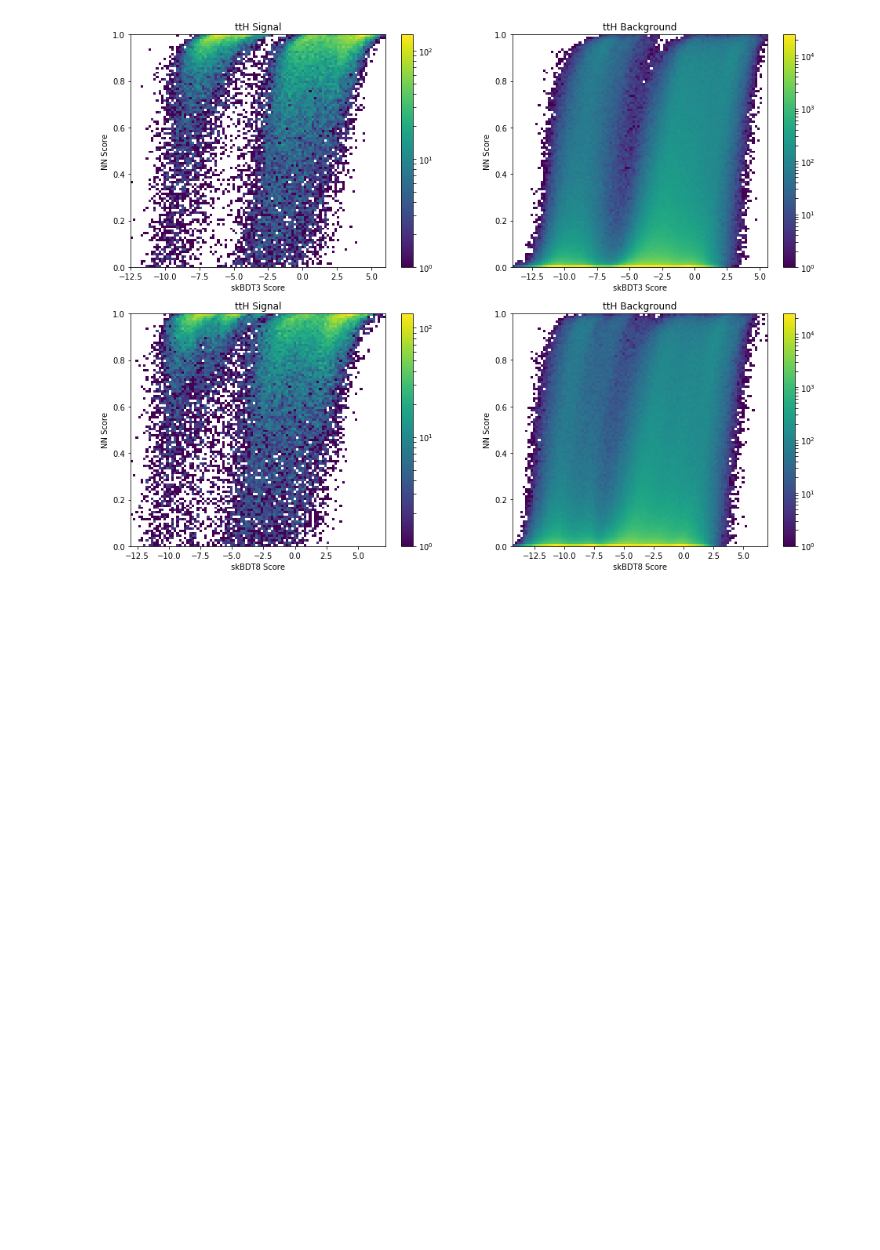
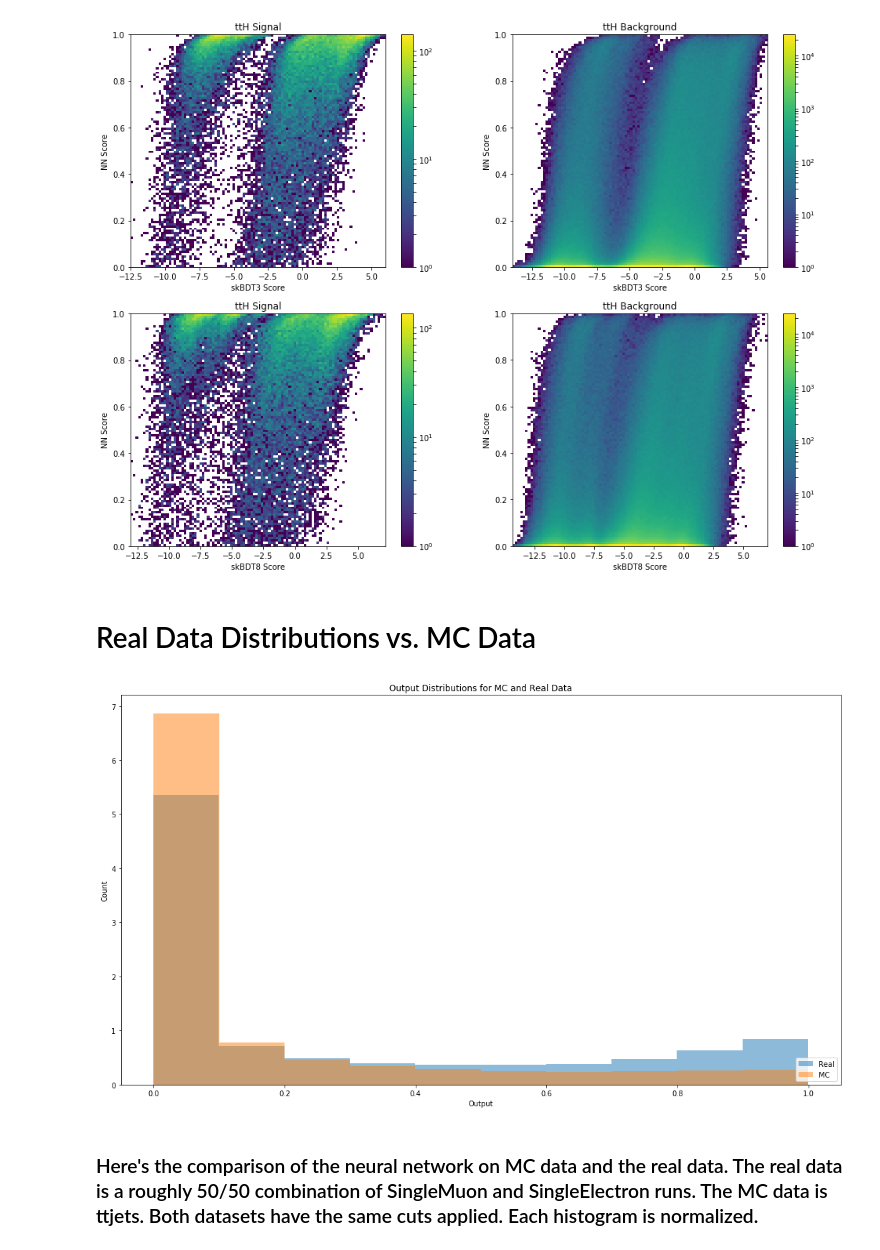
Before and after one commit to mdkdrnevich/DeepHadTopTagger, a Jupyter notebook: ModelEvaluation/model_analysis.ipynb, the cells around one changed output. Cells and saved outputs as stored; diff of their text form; code cells hidden in the pictures; blank space fills up the shorter version.

```diff
--- a/ModelEvaluation/model_analysis.ipynb
+++ b/ModelEvaluation/model_analysis.ipynb
@@ -1206,5 +1208,21 @@ fig = plt.gcf()
 fig.set_size_inches(16, 12)
 # %% [output]
 [figure]
-# %% [markdown]
-####
+# %% [markdown]
+# Real Data Distributions vs. MC Data
+# %%
+real_data_pred = np.loadtxt('real_data_predictions.csv', delimiter=',')
+mc_data_pred = np.loadtxt('ttjets_cut_predictions.csv', delimiter=',')
+# %%
+fig, ax = plt.subplots()
+plt.hist(real_data_pred[:, 1], alpha=0.5, label="Real", density=True)
+plt.hist(mc_data_pred[:, 1], alpha=0.5, label="MC", density=True)
+ax.set_ylabel("Count")
+ax.set_xlabel("Output")
+ax.set_title("Output Distributions for MC and Real Data")
+plt.legend(loc='lower right')
+fig.set_size_inches(18, 10)
+# %% [output]
+[figure, added]
+# %% [markdown]
+### Here's the comparison of the neural network on MC data and the real data. The real data is a roughly 50/50 combination of SingleMuon and SingleElectron runs. The MC data is ttjets. Both datasets have the same cuts applied. Each histogram is normalized.
```
Also changed, not shown: parts of 5 cells of this notebook, 2 other files.
